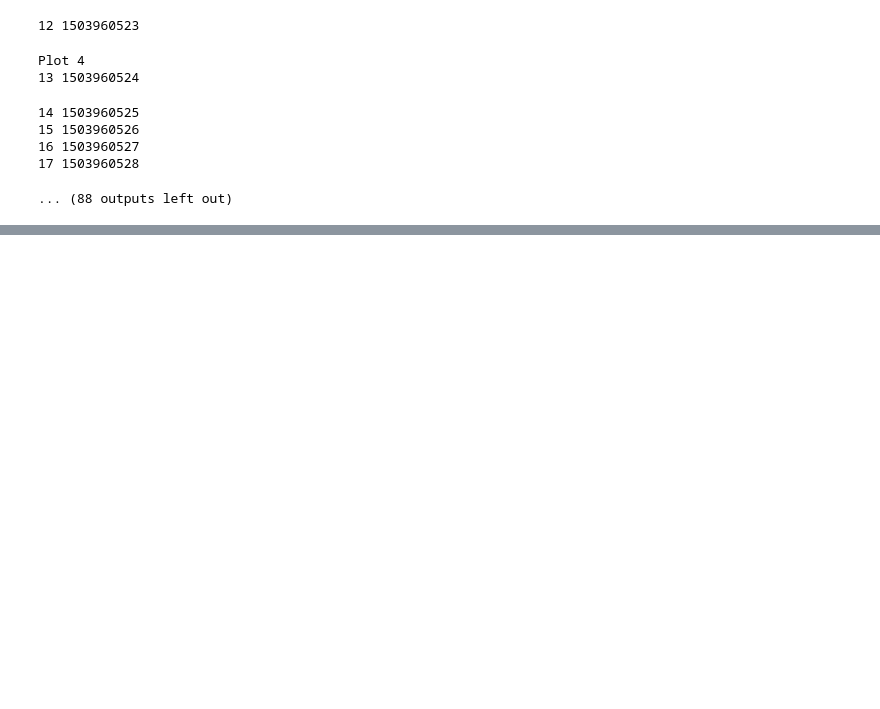
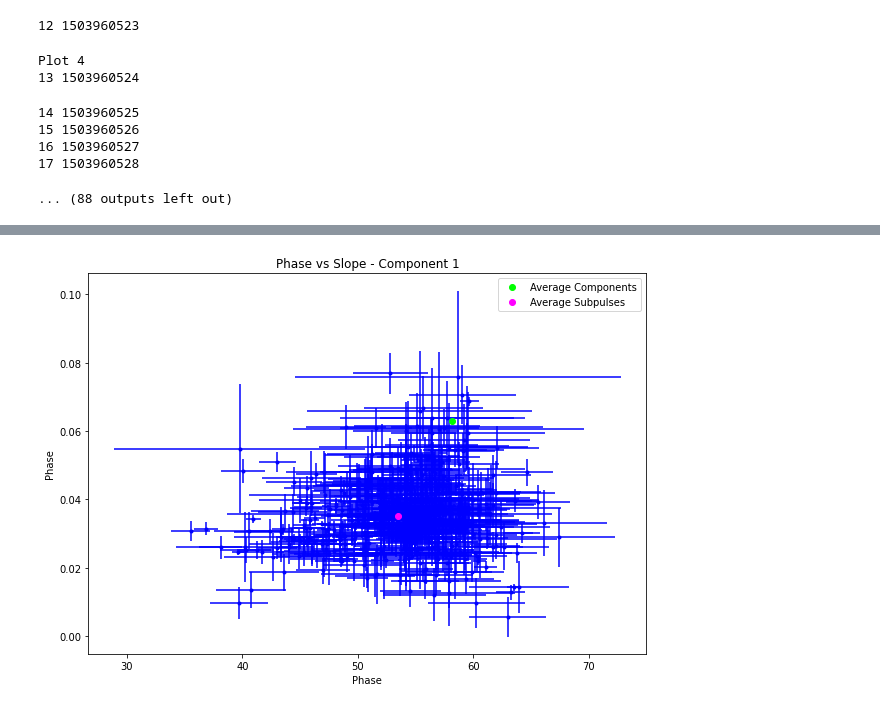
Before and after one commit to lisa53396/19SS-B0818-41, a Jupyter notebook: python_scripts/Sub Pulse Separation - Single Files .ipynb, the cells around one changed output, grey strips where cells are left out. Saved outputs shown, nothing was run; the diff lists cells and outputs as text; code cells hidden in the pictures; blank space fills up the shorter version.

```diff
--- a/python_scripts/Sub Pulse Separation - Single Files .ipynb
+++ b/python_scripts/Sub Pulse Separation - Single Files .ipynb
@@ -1297,0 +1366,13 @@ Text(0.5, 1.0, 'Phase vs Slope')
+# %%
+py.figure(figsize=(10,7))
+#py.plot(sp1_phase_400,sp1_slope_400, '.')
+py.errorbar(sp1_phase_400,sp1_slope_400, yerr=sp1_slope_errors,xerr=sp1_phase_errors, fmt='.', color='blue')
+py.plot([58.139424476674016],[0.06303343953077173],'o',color='lime',label="Average Components",zorder=10)
+py.plot([p_ave1],[s_ave1],'o',color='magenta',label="Average Subpulses",zorder=10)
+py.title('Phase vs Slope - Component 1')
+py.legend()
+py.xlabel('Phase')
+py.ylabel('Phase')
+py.savefig('figures/PS_1.png')
+# %% [output]
+[figure, added]
```
Also changed, not shown: parts of 21 cells of this notebook, 19 other files.
